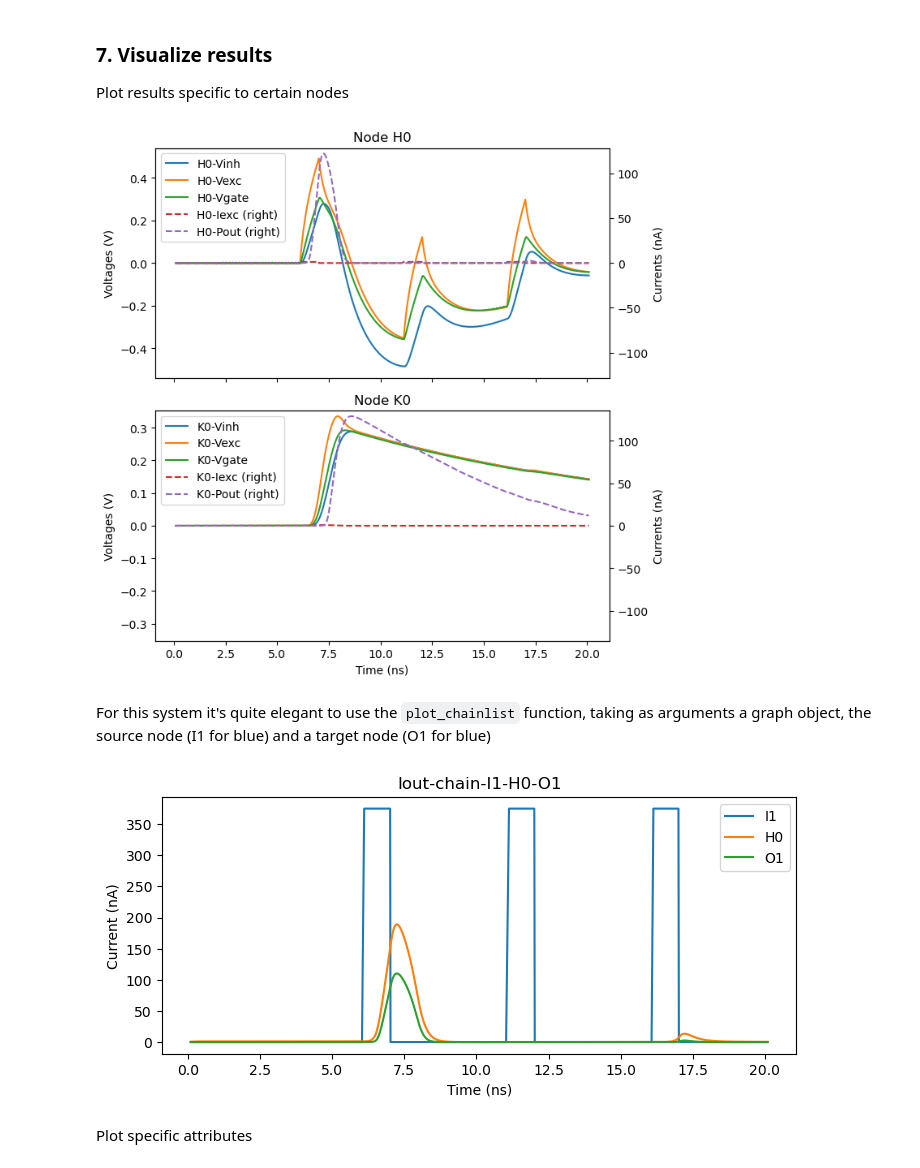
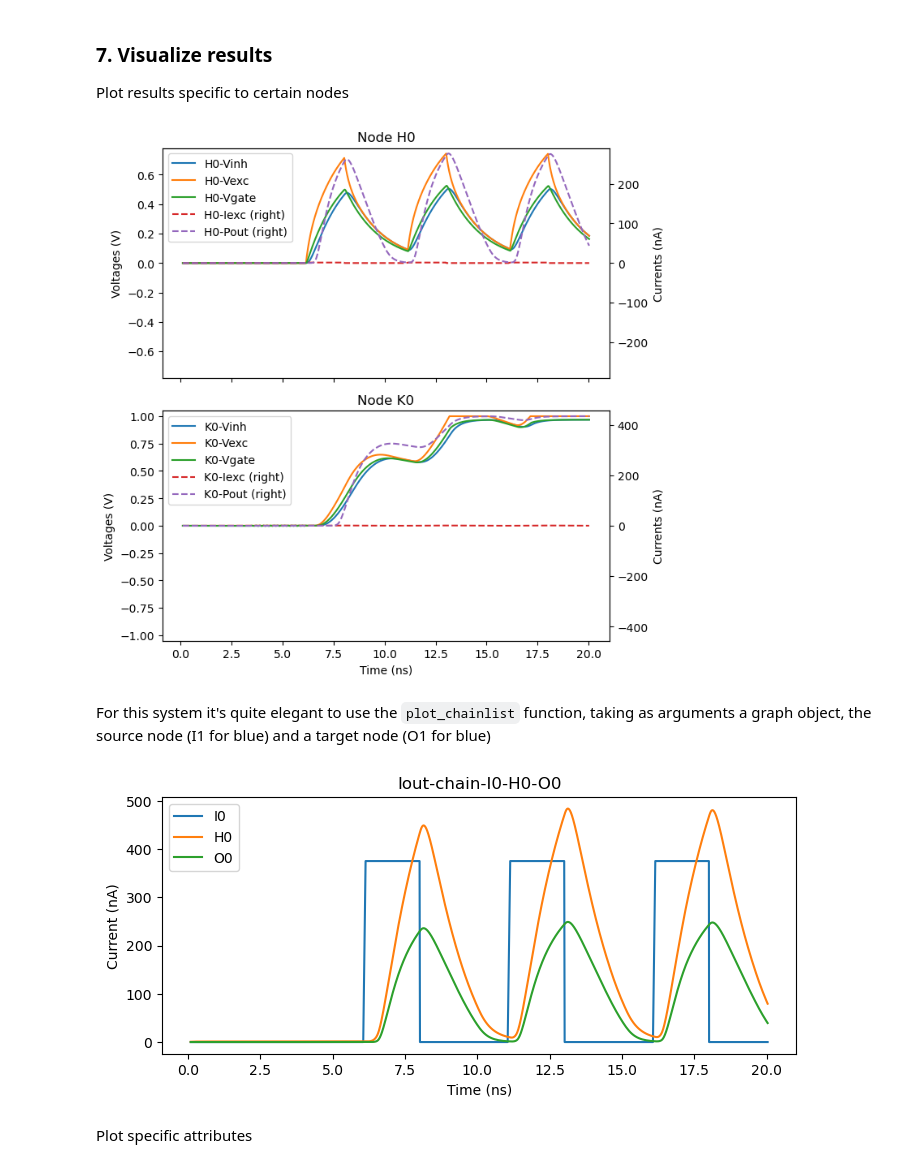
Before and after one commit to ahmedD67/dynamic-nanobrain-test-env, a Jupyter notebook: TemporalFilter.ipynb, the cells around one changed output. Drawn from its saved outputs; the diff is of its cells as text; code cells hidden in the pictures.

```diff
--- a/TemporalFilter.ipynb
+++ b/TemporalFilter.ipynb
@@ -17,7 +20,7 @@ import logger
 ### 1. Define the broadcasting channels of the network
 This is done by creating a list of the channel names. The names are arbitrary and can be set by the user, such as 'postive', 'negative' or explicit wavelenghts like '870 nm', '700 nm'. Here I chose the colors 'red' and 'blue'.
 # %%
-channel_list = ['red', 'blue']
+channel_list = ['blue','red']
 # Automatically generate the object that handles them
 channels = {channel_list[v] : v for v in range(len(channel_list))}
 # %% [markdown]
@@ -104,7 +109,7 @@ The parameter Rstore=20000000.0 Ohm
 layers[1].assign_device(propagator)
 layers[2].assign_device(memory)
 # Tweak the threshold voltage
-Vthres=0.5
+Vthres=1.0
 layers[1].Vthres=Vthres
 layers[2].Vthres=Vthres
 
@@ -118,14 +123,14 @@ Imax is found to be 187.4976562792965 nA
 # %%
 # Specify an exciting current square pulse and a constant inhibition
 # Pulse train of 1 ns pulses
-t_blue = [(6.0,7.0), (11.0,12.0), (16.0,17.0)] # at 6 ns, 11 ns, and 16 ns
+t_blue = [(6.0,8.0), (11.0,13.0), (16.0,18.0)] # at 6 ns, 11 ns, and 16 ns
 I_blue = 2.05 # nA
 
 # Constant inhibition to stabilize circuit
 I_red = 0.0 # nA
 
 # Use the square pulse function and specify which node in the input layer gets which pulse
-layers[0].set_input_func(channel='blue',func_handle=physics.square_pulse, func_args=(t_blue, 2*Imax))
+layers[0].set_input_func(channel='blue',func_handle=physics.square_pulse, func_args=(t_blue, 1.0*Imax))
 # Use the costant function to specify the inhibition from I0 to H0
 layers[0].set_input_func(channel='red', func_handle=physics.constant, func_args=(I_red,))
 # %% [markdown]
@@ -197,15 +202,15 @@ Plot results specific to certain nodes
 nodes = ['H0','K0']
 plotter.plot_nodes(result, nodes, onecolumn=True)
 # %% [output]
-[figure, old version]
+[figure, new version]
 # %% [markdown]
 For this system it's quite elegant to use the `plot_chainlist` function, taking as arguments a graph object, the source node (I1 for blue) and a target node (O1 for blue)
 # %%
 # Variable G contains a graph object descibing the network
 G = plotter.retrieve_G(layers, weights)
-plotter.plot_chainlist(result,G,'I1','O1')
+plotter.plot_chainlist(result,G,'I0','O0')
 # %% [output]
-[figure, old version]
+[figure, new version]
 # %% [markdown]
 Plot specific attributes
 # %%
```
Also changed, not shown: parts of 11 cells of this notebook, 7 other files.
